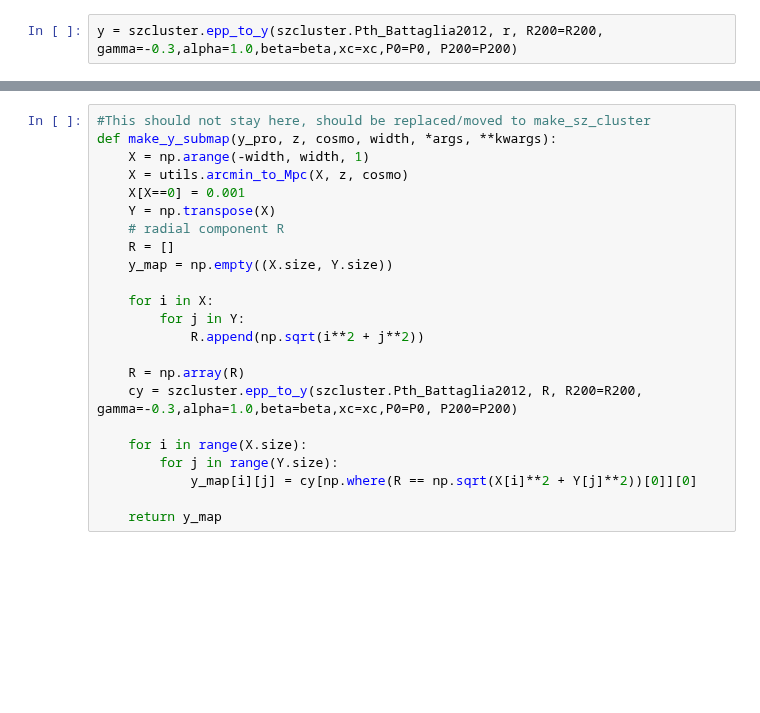
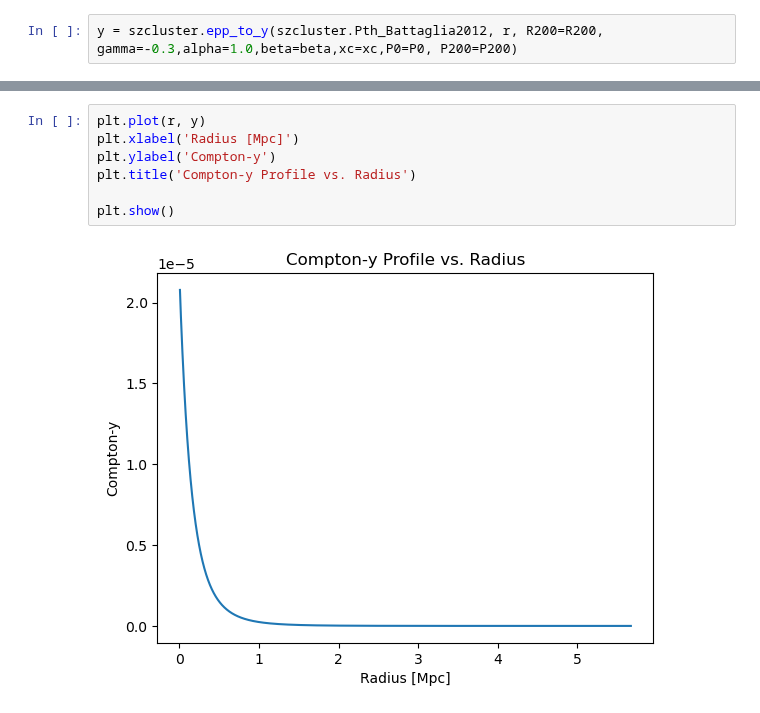
Before and after one commit to deepskies/DeepSZSim, a Jupyter notebook: run_sims.ipynb, the cells around one changed output, grey strips where cells are left out. Saved outputs shown, nothing was run; the diff lists cells and outputs as text; blank space fills up the shorter version.

Commit message:
Added 1D plot and 2D plotting function to make_sz_cluster.py. NB needs fix

```diff
--- a/run_sims.ipynb
+++ b/run_sims.ipynb
@@ -115,25 +115,11 @@ print(dT)
-# %%
-#This should not stay here, should be replaced/moved to make_sz_cluster
-def make_y_submap(y_pro, z, cosmo, width, *args, **kwargs):
-    X = np.arange(-width, width, 1)
-    X = utils.arcmin_to_Mpc(X, z, cosmo)
-    X[X==0] = 0.001
-    Y = np.transpose(X)
-    # radial component R
-    R = []
-    y_map = np.empty((X.size, Y.size))
-
-    for i in X:
-        for j in Y:
-            R.append(np.sqrt(i**2 + j**2))
-
-    R = np.array(R)
-    cy = szcluster.epp_to_y(szcluster.Pth_Battaglia2012, R, R200=R200, gamma=-0.3,alpha=1.0,beta=beta,xc=xc,P0=P0, P200=P200)
-
-    for i in range(X.size):
-        for j in range(Y.size):
-            y_map[i][j] = cy[np.where(R == np.sqrt(X[i]**2 + Y[j]**2))[0]][0]
-
-    return y_map
+# %%
+plt.plot(r, y)
+plt.xlabel('Radius [Mpc]')
+plt.ylabel('Compton-y')
+plt.title('Compton-y Profile vs. Radius')
+
+plt.show()
+# %% [output]
+[figure, added]
 # %%
 width = 10
```
Also changed, not shown: parts of 5 cells of this notebook, 2 other files.
